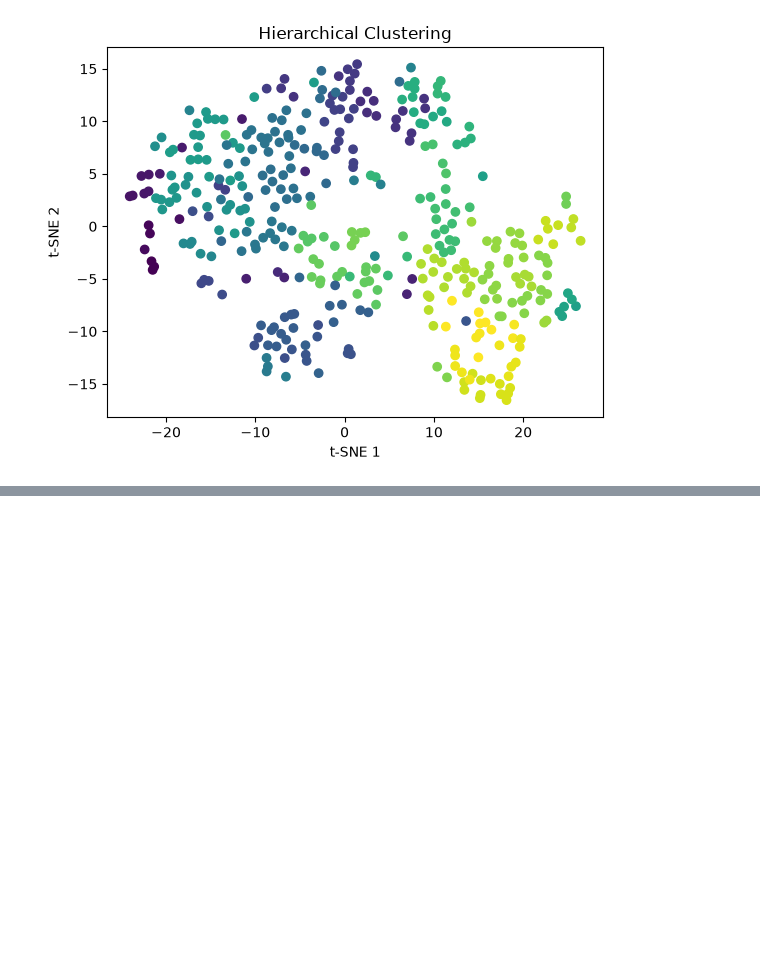
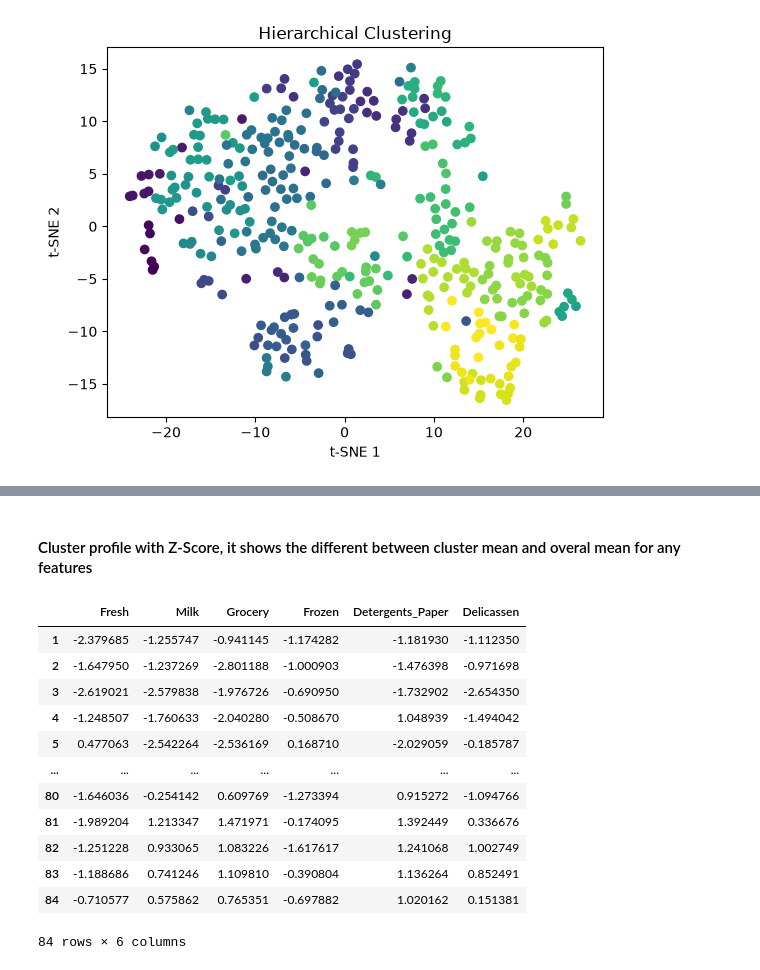
Before and after one commit to MohammadNasrollahiCE/Customer-Segmentation-Using-Clustering, a Jupyter notebook: notebooks/04_Hierarchical.ipynb, the cells around one changed output, grey strips where cells are left out. Drawn from its saved outputs; the diff is of its cells as text; code cells hidden in the pictures; blank space fills up the shorter version.

```diff
--- a/notebooks/04_Hierarchical.ipynb
+++ b/notebooks/04_Hierarchical.ipynb
@@ -132,3 +156,30 @@ Text(0.5, 1.0, 'Hierarchical Clustering')
+# %% [markdown]
+#### Cluster profile with Z-Score, it shows the different between cluster mean and overal mean for any features
+# %%
+df_Z = pd.DataFrame(index=sorted(df_exp['labels'].unique()))
+
+for feature in features:
+    cluster_mean = df_exp.groupby('labels')[feature].mean()
+    overall_mean = df_exp[feature].mean()
+    overall_std = df_exp[feature].std()
+
+    df_Z[feature] = (cluster_mean - overall_mean) / overall_std
+
+df_Z
+# %% [output]
+|  | Fresh | Milk | Grocery | Frozen | Detergents_Paper | Delicassen |
+| 1 | -2.379685 | -1.255747 | -0.941145 | -1.174282 | -1.181930 | -1.112350 |
+| 2 | -1.647950 | -1.237269 | -2.801188 | -1.000903 | -1.476398 | -0.971698 |
+| 3 | -2.619021 | -2.579838 | -1.976726 | -0.690950 | -1.732902 | -2.654350 |
+| 4 | -1.248507 | -1.760633 | -2.040280 | -0.508670 | 1.048939 | -1.494042 |
+| 5 | 0.477063 | -2.542264 | -2.536169 | 0.168710 | -2.029059 | -0.185787 |
+| ... | ... | ... | ... | ... | ... | ... |
+| 80 | -1.646036 | -0.254142 | 0.609769 | -1.273394 | 0.915272 | -1.094766 |
+| 81 | -1.989204 | 1.213347 | 1.471971 | -0.174095 | 1.392449 | 0.336676 |
+| 82 | -1.251228 | 0.933065 | 1.083226 | -1.617617 | 1.241068 | 1.002749 |
+| 83 | -1.188686 | 0.741246 | 1.109810 | -0.390804 | 1.136264 | 0.852491 |
+| 84 | -0.710577 | 0.575862 | 0.765351 | -0.697882 | 1.020162 | 0.151381 |
+84 rows × 6 columns
 # %% [markdown]
 ## Conclusion
 
```
Also changed, not shown: parts of 4 cells of this notebook.
